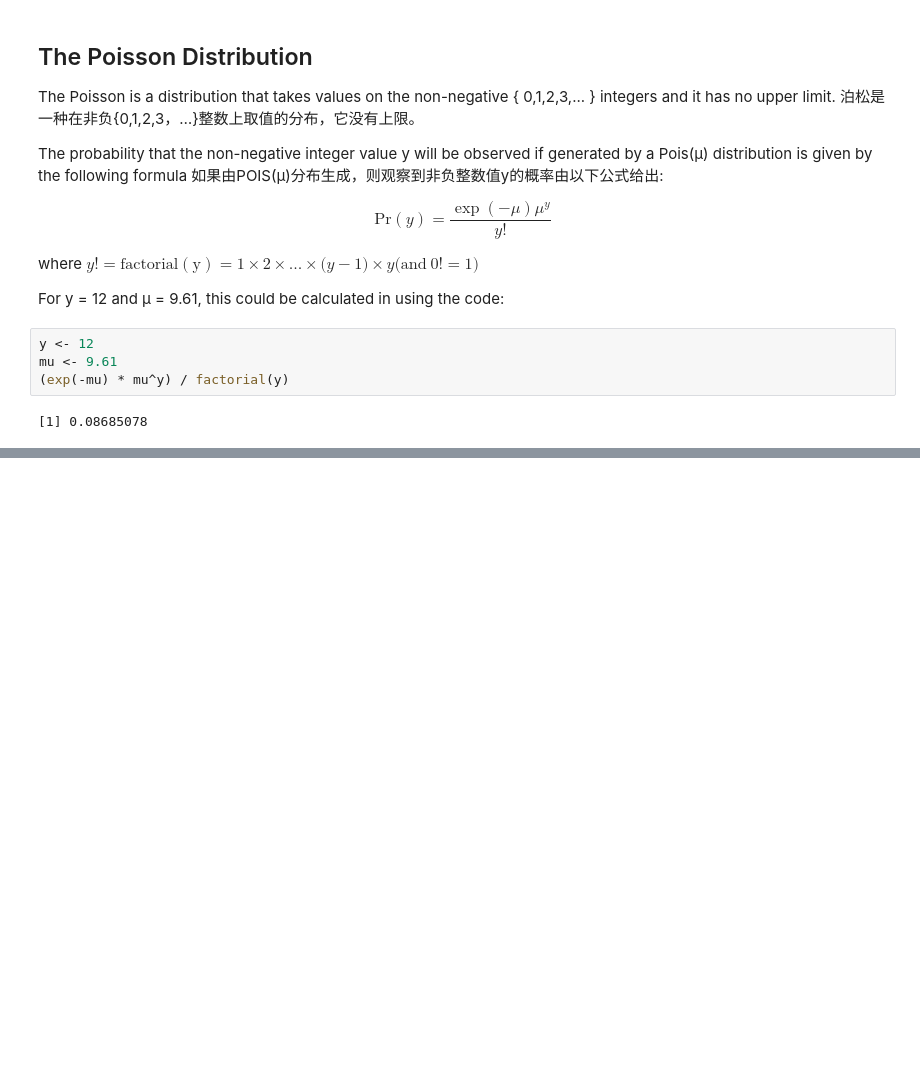
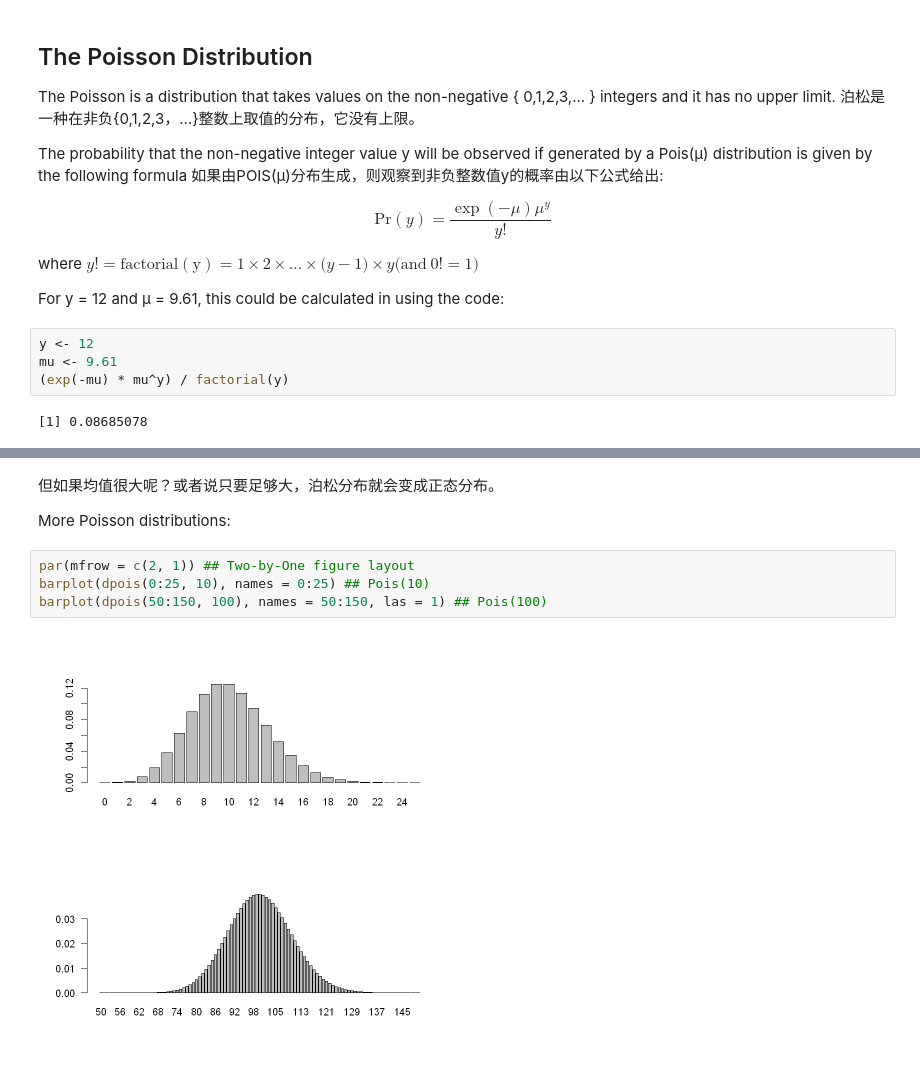
Before and after one commit to cworld1/da-learning, a Jupyter notebook: docs/13-model-count-data-using-poisson-distribute.ipynb, the cells around one changed output, grey strips where cells are left out. Saved outputs shown, nothing was run; the diff lists cells and outputs as text; blank space fills up the shorter version.

```diff
--- a/docs/13-model-count-data-using-poisson-distribute.ipynb
+++ b/docs/13-model-count-data-using-poisson-distribute.ipynb
@@ -147,0 +182,10 @@ mu <- 9.61
+# %% [markdown]
+但如果均值很大呢？或者说只要足够大，泊松分布就会变成正态分布。
+
+More Poisson distributions:
+# %%
+par(mfrow = c(2, 1)) ## Two-by-One figure layout
+barplot(dpois(0:25, 10), names = 0:25) ## Pois(10)
+barplot(dpois(50:150, 100), names = 50:150, las = 1) ## Pois(100)
+# %% [output]
+[figure, added]
```
Also changed, not shown: parts of 31 cells of this notebook.
